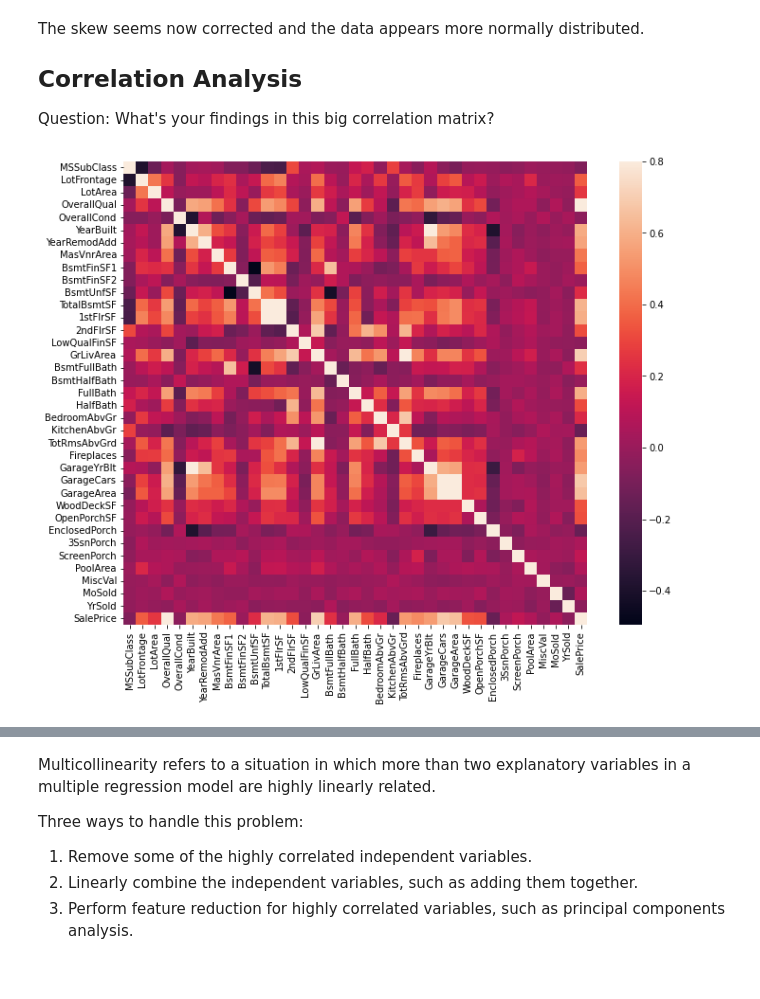
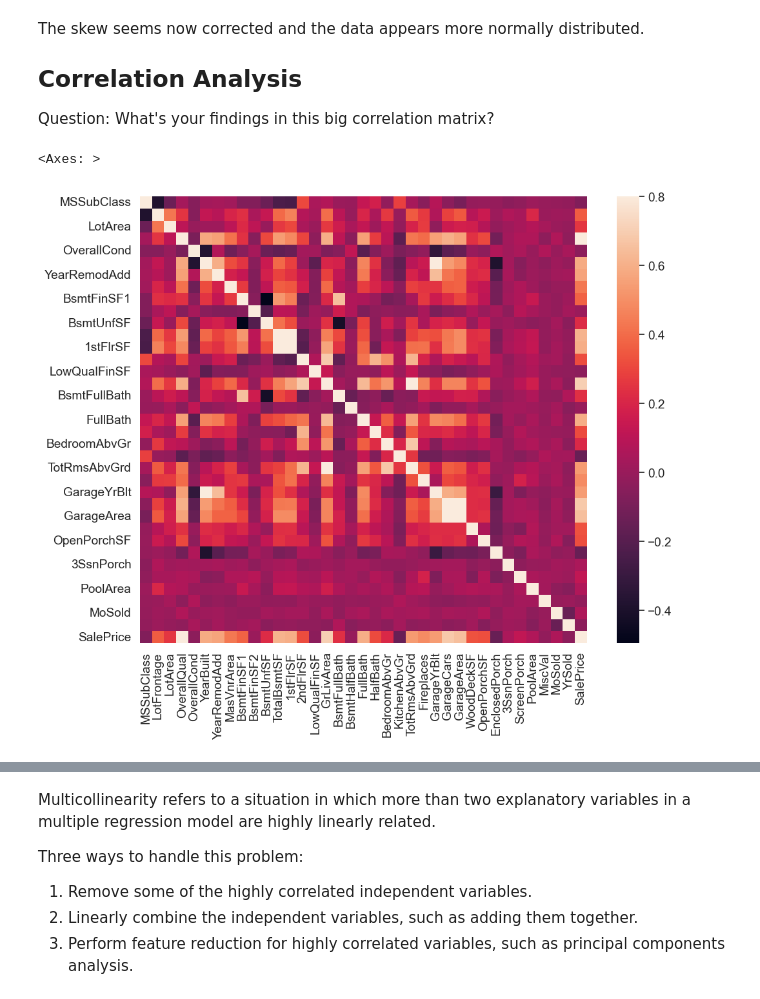
Before and after one commit to qszhao/PTUA2024, a Jupyter notebook: Lab08/Lecture/Lecture8_machine_learning_pipeline.ipynb, the cells around one changed output, grey strips where cells are left out. Cells and saved outputs as stored; diff of their text form; code cells hidden in the pictures.

```diff
--- a/Lab08/Lecture/Lecture8_machine_learning_pipeline.ipynb
+++ b/Lab08/Lecture/Lecture8_machine_learning_pipeline.ipynb
@@ -206,11 +177,18 @@ The skew seems now corrected and the data appears more normally distributed.
 
 Question: What's your findings in this big correlation matrix?
 # %%
-corrmat = train.corr()
+# Assuming 'train' is your DataFrame
+numeric_columns = train.select_dtypes(include=['number'])
+
+# Calculate the correlation matrix
+corrmat = numeric_columns.corr()
+
+#corrmat = train.corr()
 f, ax = plt.subplots(figsize=(12, 9))
-sns.heatmap(corrmat, vmax=.8, square=True);
+sns.heatmap(corrmat, vmax=.8, square=True)
 # %% [output]
+<Axes: >
-[figure, old version]
+[figure, new version]
 # %%
 #saleprice correlation matrix
 #number of variables for heatmap
```
Also changed, not shown: parts of 25 cells of this notebook.
